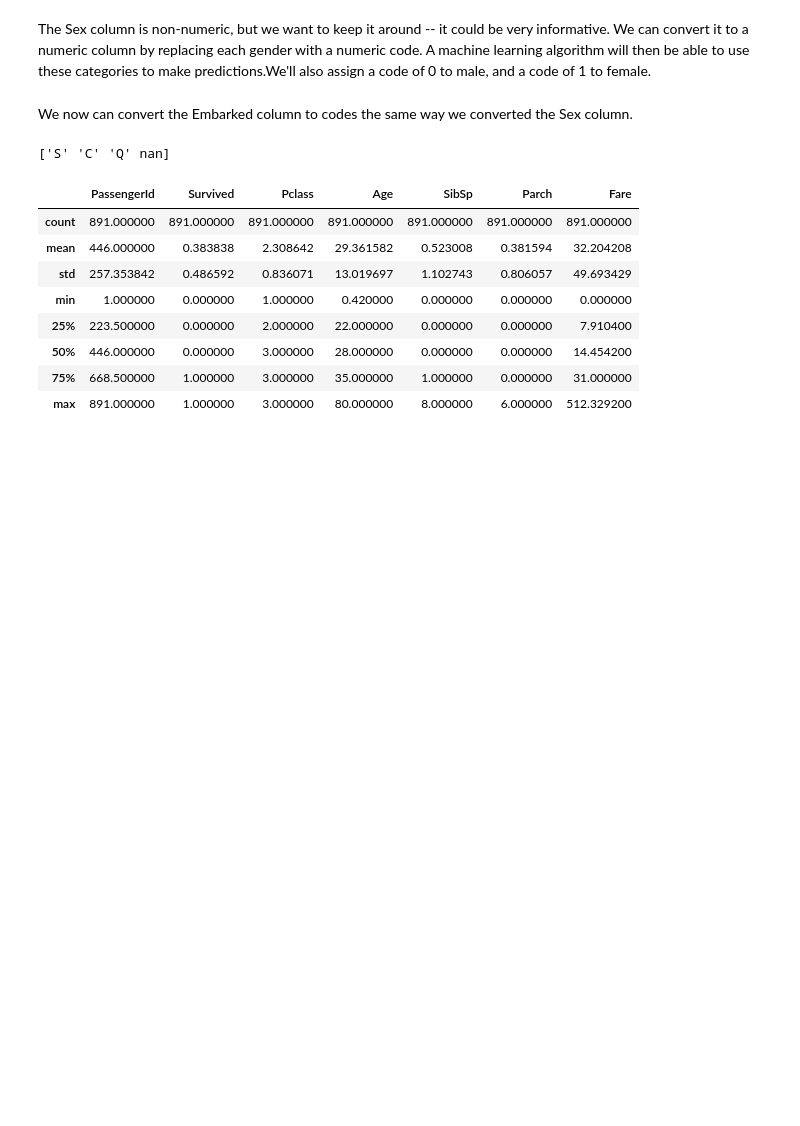
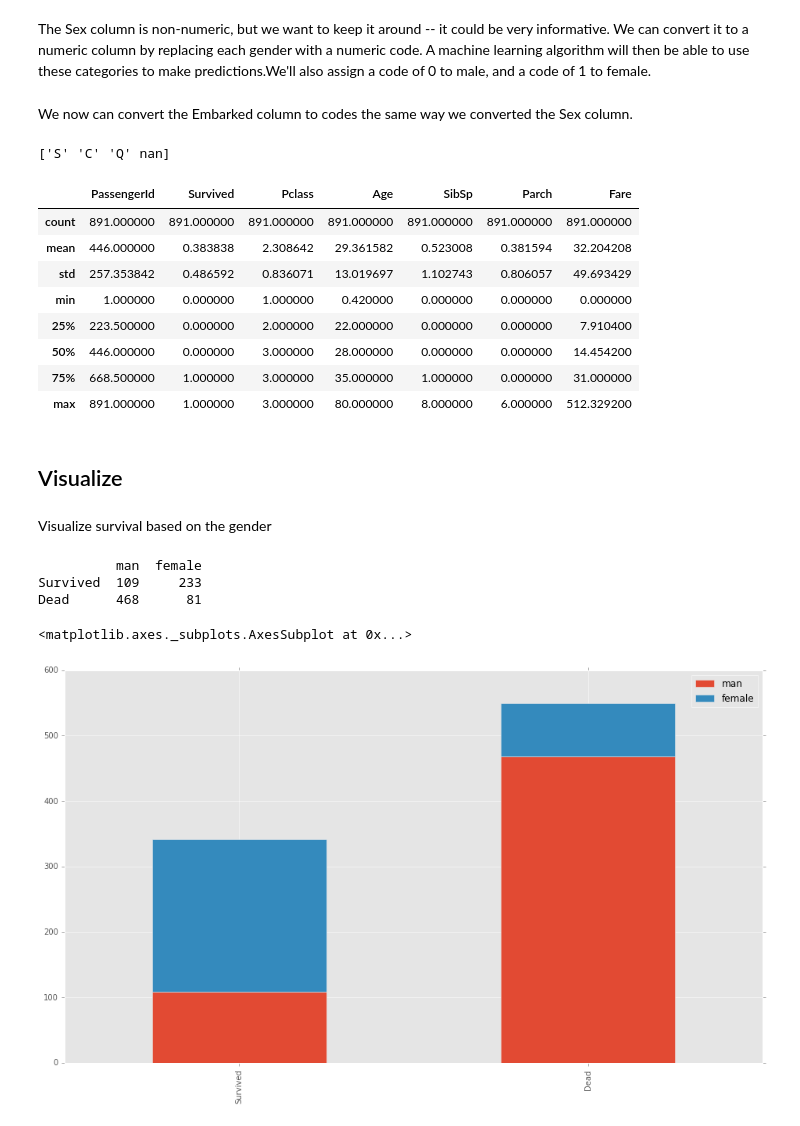
Before and after one commit to umitkaraogul/dataistanbul, a Jupyter notebook: titanic/kaggle-titanic.ipynb, the cells around one changed output. Cells and saved outputs as stored; diff of their text form; code cells hidden in the pictures; blank space fills up the shorter version.

Commit message:
Visualize train data

```diff
--- a/titanic/kaggle-titanic.ipynb
+++ b/titanic/kaggle-titanic.ipynb
@@ -7,3 +3,12 @@ import matplotlib as mp
+# %%
+# for show  .plot() in ipython notebook
+%matplotlib inline
+
+import pandas as pd #for data manipulation
+import numpy as np  #for multidimensional array computing
+from matplotlib import pyplot as plt
+import matplotlib as mp # for data visualization
+mp.style.use('ggplot') #
 # %% [markdown]
 Load Data
 # %%
@@ -108,3 +113,26 @@ train_data.describe()
 | 50% | 446.000000 | 0.000000 | 3.000000 | 28.000000 | 0.000000 | 0.000000 | 14.454200 |
 | 75% | 668.500000 | 1.000000 | 3.000000 | 35.000000 | 1.000000 | 0.000000 | 31.000000 |
 | max | 891.000000 | 1.000000 | 3.000000 | 80.000000 | 8.000000 | 6.000000 | 512.329200 |
+# %% [markdown]
+## Visualize
+# %% [markdown]
+Visualize survival based on the gender
+# %%
+survived_sex = train_data[train_data["Survived"] == 1]["Sex"].value_counts()
+#survived_sex = train_data.loc[train_data["Survived"] == 1,"Sex"].value_counts()
+#print (survived_sex)
+
+dead_sex = train_data[train_data["Survived"] == 0]["Sex"].value_counts()
+
+df = pd.DataFrame([survived_sex,dead_sex])
+df.index = ['Survived','Dead']
+df.columns=['man','female']
+print(df)
+df.plot(kind='bar',stacked=True, figsize=(16,9))
+#df.plot(kind='bar',stacked=False, figsize=(16,9))
+# %% [output]
+          man  female
+Survived  109     233
+Dead      468      81
+<matplotlib.axes._subplots.AxesSubplot at 0x...>
+[figure, added]
```
Also changed, not shown: parts of 5 cells of this notebook.
